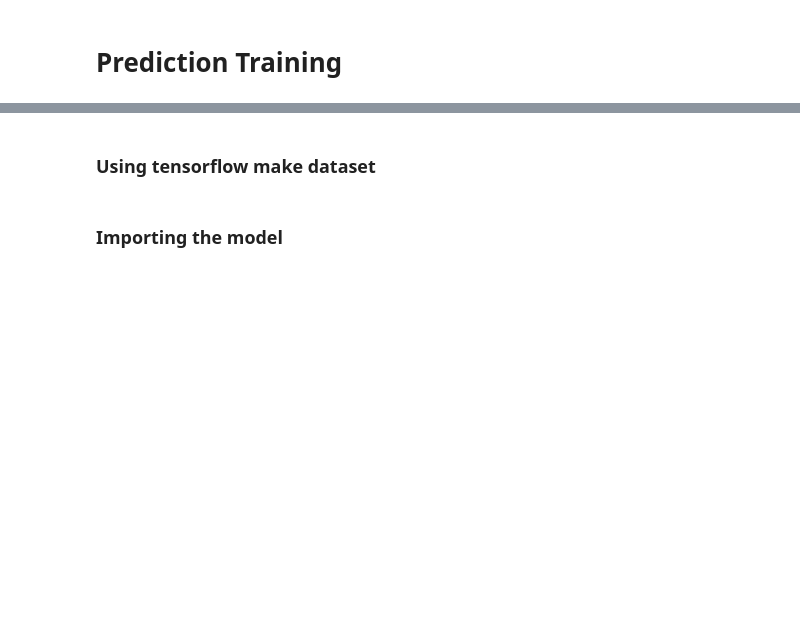
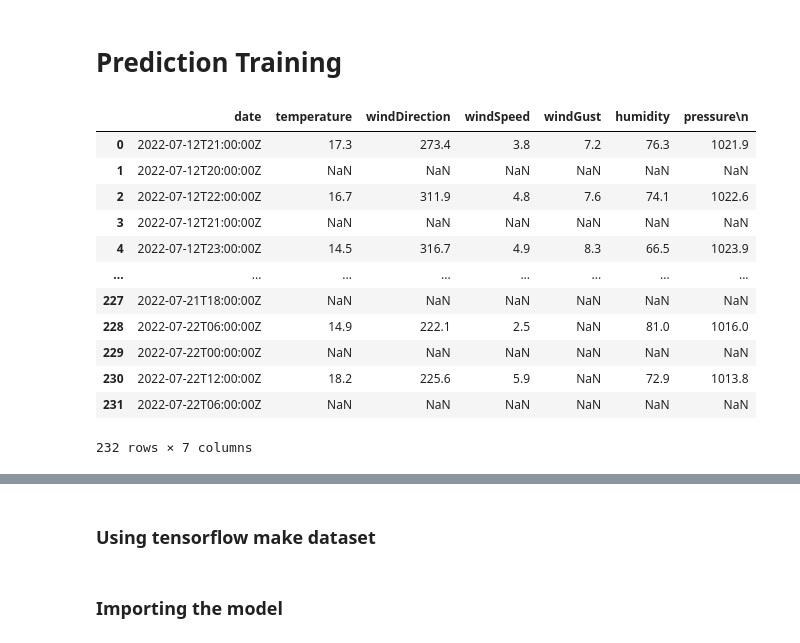
Before and after one commit to kevinTheQuigley/chargeTimeAnalytics, a Jupyter notebook: predictionTraining.ipynb, the cells around one changed output, grey strips where cells are left out. Cells and saved outputs as stored; diff of their text form; code cells hidden in the pictures; blank space fills up the shorter version.

```diff
--- a/predictionTraining.ipynb
+++ b/predictionTraining.ipynb
@@ -8,5 +8,23 @@ import datetime
 import datetime as dt
 import numpy as np
 import sys
+# %%
+forecast = pd.read_csv('forecastData/PPForecast.csv')
+forecast=forecast.drop(['windGust'],1)
+forecast
+# %% [output]
+|  | date | temperature | windDirection | windSpeed | windGust | humidity | pressure\n |
+| 0 | 2022-07-12T21:00:00Z | 17.3 | 273.4 | 3.8 | 7.2 | 76.3 | 1021.9 |
+| 1 | 2022-07-12T20:00:00Z | NaN | NaN | NaN | NaN | NaN | NaN |
+| 2 | 2022-07-12T22:00:00Z | 16.7 | 311.9 | 4.8 | 7.6 | 74.1 | 1022.6 |
+| 3 | 2022-07-12T21:00:00Z | NaN | NaN | NaN | NaN | NaN | NaN |
+| 4 | 2022-07-12T23:00:00Z | 14.5 | 316.7 | 4.9 | 8.3 | 66.5 | 1023.9 |
+| ... | ... | ... | ... | ... | ... | ... | ... |
+| 227 | 2022-07-21T18:00:00Z | NaN | NaN | NaN | NaN | NaN | NaN |
+| 228 | 2022-07-22T06:00:00Z | 14.9 | 222.1 | 2.5 | NaN | 81.0 | 1016.0 |
+| 229 | 2022-07-22T00:00:00Z | NaN | NaN | NaN | NaN | NaN | NaN |
+| 230 | 2022-07-22T12:00:00Z | 18.2 | 225.6 | 5.9 | NaN | 72.9 | 1013.8 |
+| 231 | 2022-07-22T06:00:00Z | NaN | NaN | NaN | NaN | NaN | NaN |
+232 rows × 7 columns
 # %%
 forecast = pd.read_csv('forecastData/PPForecast.csv')
```
Also changed, not shown: parts of 22 cells of this notebook, 1 other file.
